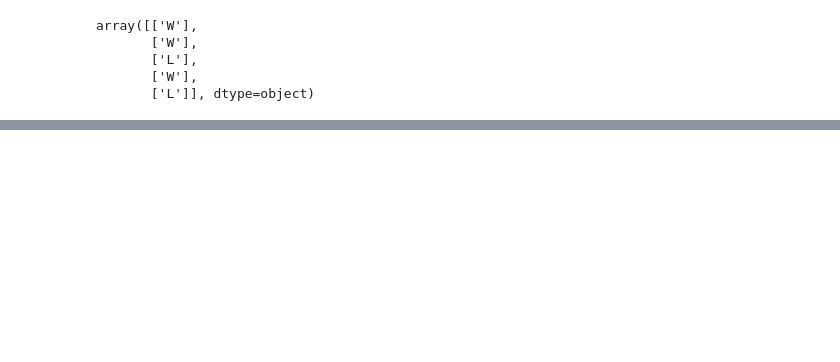
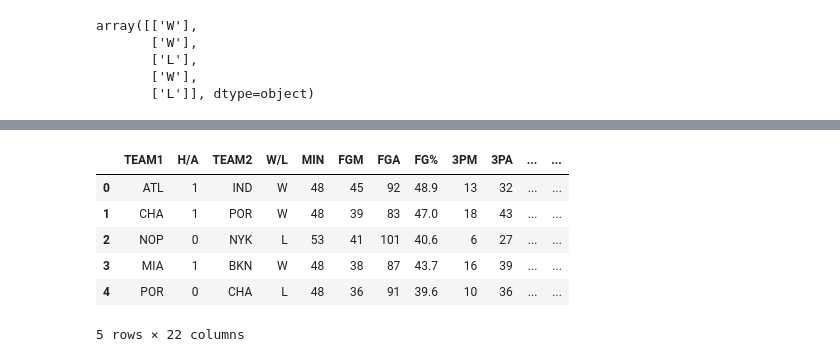
Before and after one commit to lchristij/NBA-ML-Project, a Jupyter notebook: randomforest.ipynb, the cells around one changed output, grey strips where cells are left out. Cells and saved outputs as stored; diff of their text form; code cells hidden in the pictures; blank space fills up the shorter version.

```diff
--- a/randomforest.ipynb
+++ b/randomforest.ipynb
@@ -88 +46,13 @@ POR  POR    0
 Name: W/L, dtype: int64
+# %%
+# converting 'W/L' to 0/1's
+teamstats_df['H/A'] = teamstats_df['H/A'].apply(lambda x: 1 if x=="vs" else 0)
+teamstats_df[:5]
+# %% [output]
+|  | TEAM1 | H/A | TEAM2 | W/L | MIN | FGM | FGA | FG% | 3PM | 3PA | ... | ... |
+| 0 | ATL | 1 | IND | W | 48 | 45 | 92 | 48.9 | 13 | 32 | ... | ... |
+| 1 | CHA | 1 | POR | W | 48 | 39 | 83 | 47.0 | 18 | 43 | ... | ... |
+| 2 | NOP | 0 | NYK | L | 53 | 41 | 101 | 40.6 | 6 | 27 | ... | ... |
+| 3 | MIA | 1 | BKN | W | 48 | 38 | 87 | 43.7 | 16 | 39 | ... | ... |
+| 4 | POR | 0 | CHA | L | 48 | 36 | 91 | 39.6 | 10 | 36 | ... | ... |
+5 rows × 22 columns
```
Also changed, not shown: parts of 14 cells of this notebook.
